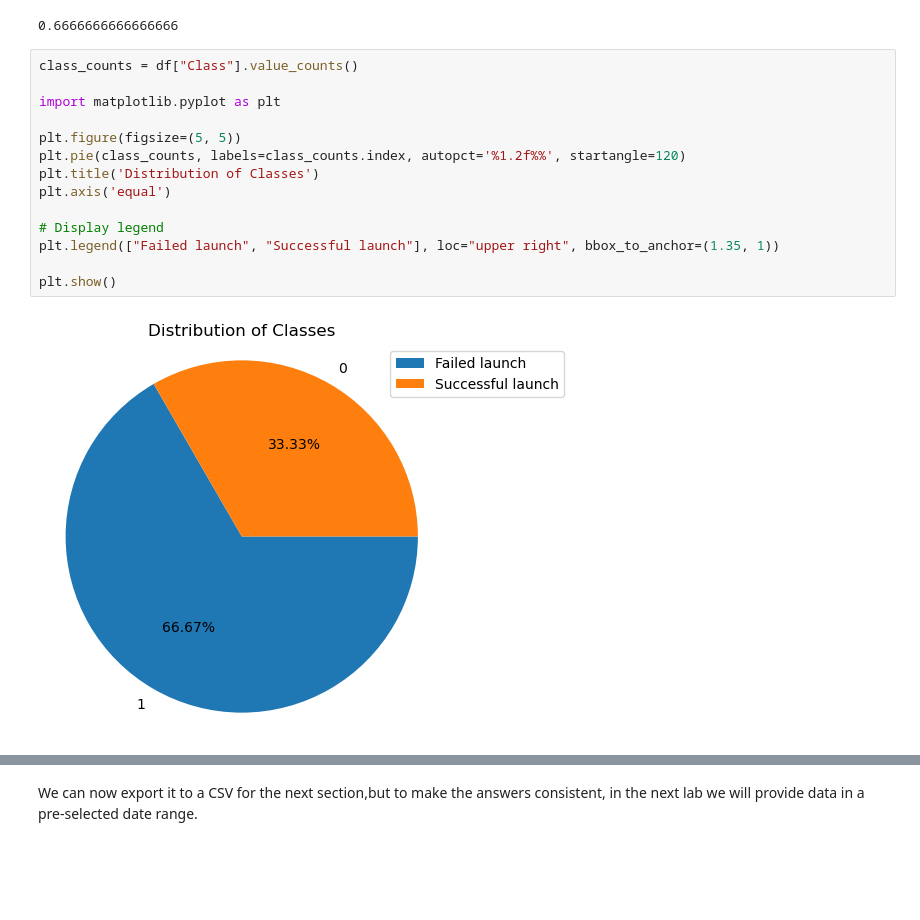
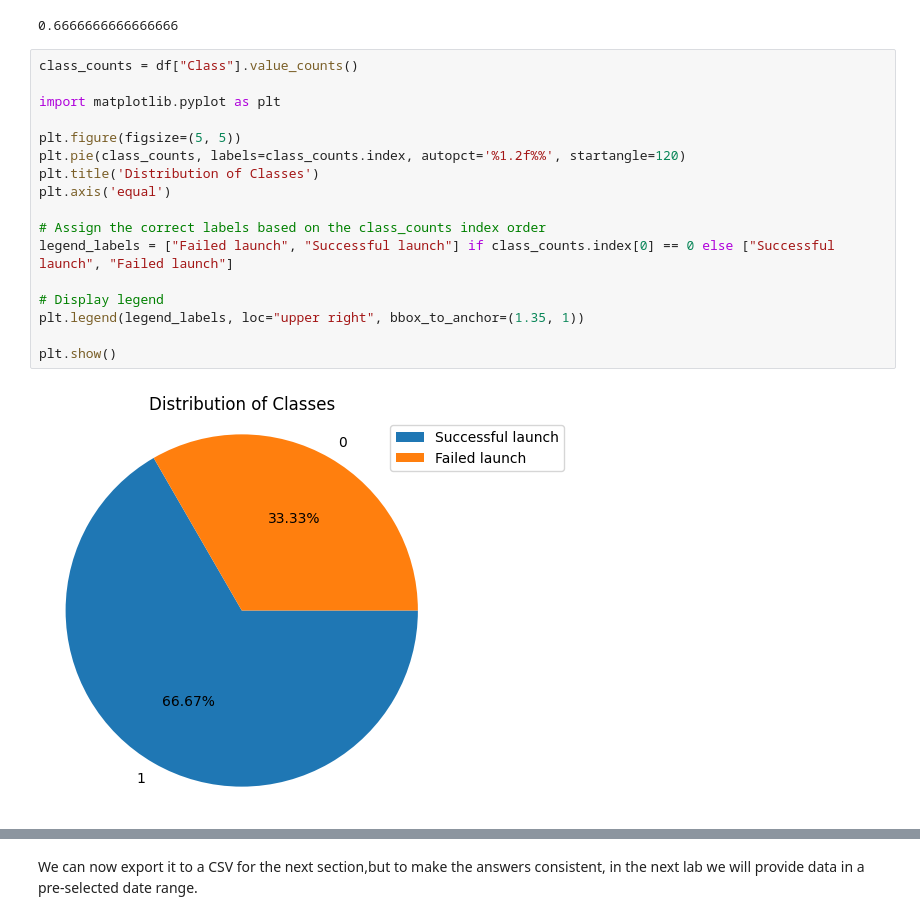
Before and after one commit to DanPkg/IBM_DataScience_Certification, a Jupyter notebook: Capstone_Project/labs-jupyter-spacex-Data wrangling.ipynb, the cells around one changed output, grey strips where cells are left out. Cells and saved outputs as stored; diff of their text form; blank space fills up the shorter version.

Commit message:
Add files via upload
class label fix on pie chart

```diff
--- a/Capstone_Project/labs-jupyter-spacex-Data wrangling.ipynb
+++ b/Capstone_Project/labs-jupyter-spacex-Data wrangling.ipynb
@@ -295,16 +295,19 @@ df["Class"].mean()
 # %%
 class_counts = df["Class"].value_counts()
 
 import matplotlib.pyplot as plt
 
 plt.figure(figsize=(5, 5))
 plt.pie(class_counts, labels=class_counts.index, autopct='%1.2f%%', startangle=120)
 plt.title('Distribution of Classes')
 plt.axis('equal')
 
+# Assign the correct labels based on the class_counts index order
+legend_labels = ["Failed launch", "Successful launch"] if class_counts.index[0] == 0 else ["Successful launch", "Failed launch"]
+
 # Display legend
-plt.legend(["Failed launch", "Successful launch"], loc="upper right", bbox_to_anchor=(1.35, 1))
+plt.legend(legend_labels, loc="upper right", bbox_to_anchor=(1.35, 1))
 
 plt.show()
 # %% [output]
-[figure, old version]
+[figure, new version]
```
Also changed, not shown: parts of 5 cells of this notebook.
